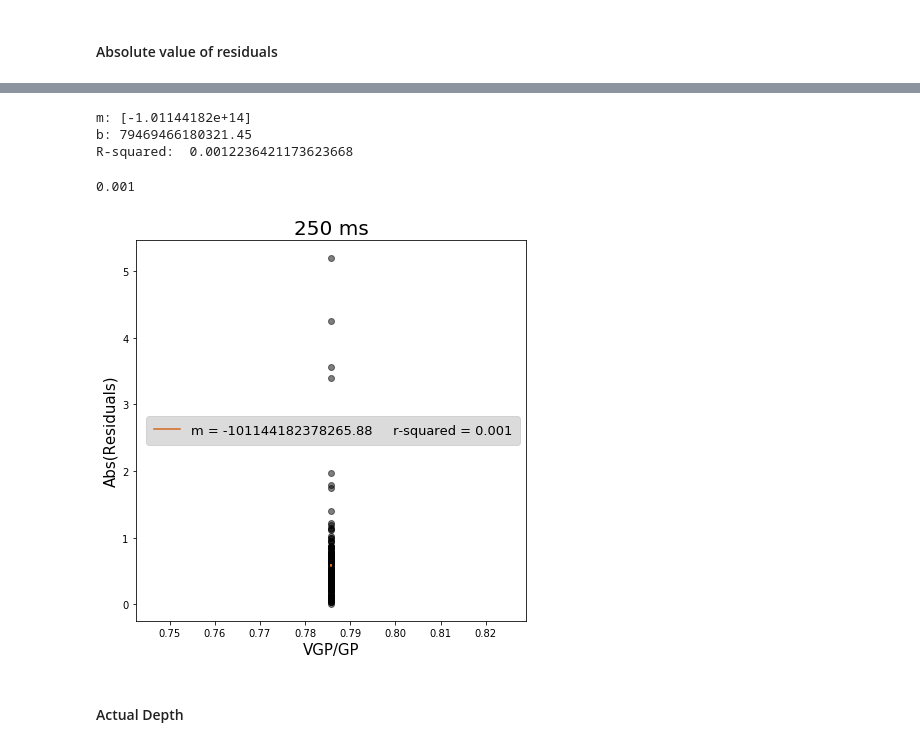
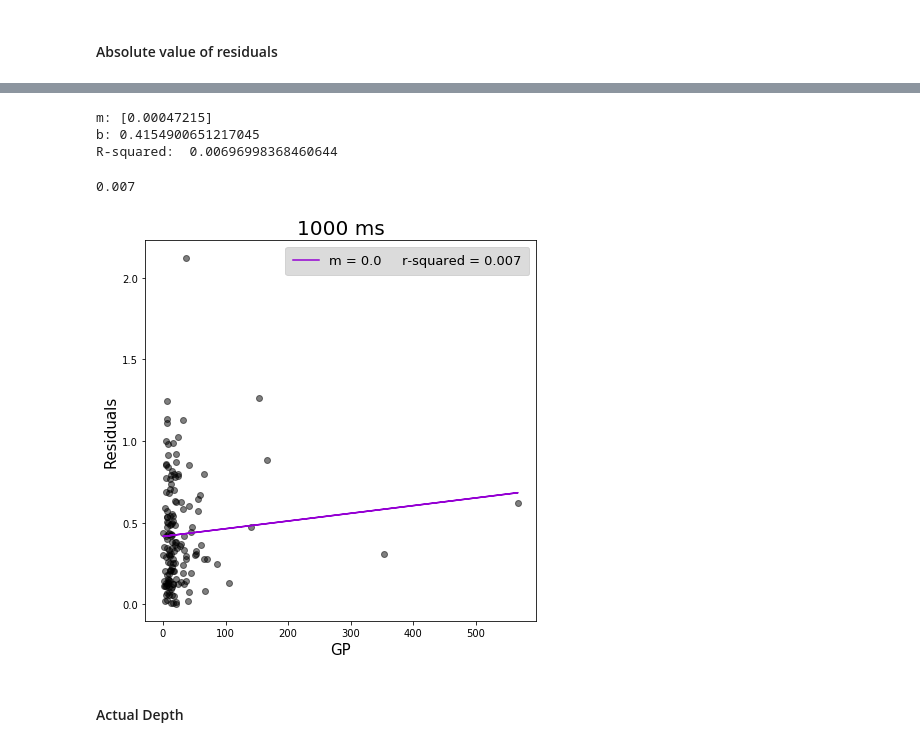
Before and after one commit to prachimahab/verbal_judgement_analysis, a Jupyter notebook: cue_analyses/pixelwiseGP_analysis.ipynb, the cells around one changed output, grey strips where cells are left out. Drawn from its saved outputs; the diff is of its cells as text; code cells hidden in the pictures.

```diff
--- a/cue_analyses/pixelwiseGP_analysis.ipynb
+++ b/cue_analyses/pixelwiseGP_analysis.ipynb
@@ -427,10 +421,12 @@ R-squared:  0.08999901025461221
 # %% [markdown]
 ## Load Ground Plane Metrics: Pixel SA
 # %%
-path = '/Users/prachimahableshwarkar/Documents/GW/Depth_MTurk/SUN_scene_cue_coding/VGP_size_dict.json'
+path = '/Users/pmahableshwarkar/Documents/Depth_Project/SUN_scene_cue_coding/VGP_size_dict.json'
+# path = '/Users/prachimahableshwarkar/Documents/GW/Depth_MTurk/SUN_scene_cue_coding/VGP_size_dict.json'
 vgp_size_dict = json.load(open(path))
 # %%
-path = '/Users/prachimahableshwarkar/Documents/GW/Depth_MTurk/SUN_scene_cue_coding/GP_size_dict.json'
+path = '/Users/pmahableshwarkar/Documents/Depth_Project/SUN_scene_cue_coding/GP_size_dict.json'
+# path = '/Users/prachimahableshwarkar/Documents/GW/Depth_MTurk/SUN_scene_cue_coding/GP_size_dict.json'
 gp_size_dict = json.load(open(path))
 # %%
 ordered_gp_size = []
@@ -462,7 +458,8 @@ actual_depth_values = []
 for i in range(len(stim_250)):
     targetobj_num = stim_250[i].split('/')[1][-1]
     folder = stimfolder_250[i]
-    p = '/Users/prachimahableshwarkar/Documents/GW/Depth_MTurk/depth_duration_stimuli/' + folder + "_" +targetobj_num
+#     p = '/Users/prachimahableshwarkar/Documents/GW/Depth_MTurk/depth_duration_stimuli/' + folder + "_" + targetobj_num
+    p = '/Users/pmahableshwarkar/Documents/Depth_Project/final_stimuli/' + folder + '_' + targetobj_num
     # JSON file
     f = open (p + '/data.json', "r")
     # Reading from file
@@ -473,5 +470,5 @@ len(actual_depth_values)
 # %% [output]
 156
 # %%
-for i in range(len(ordered_vgp_size)):
-    print(ordered_vgp_size[i], ordered_gp_size[i], ordered_vgp_size[i]/ordered_gp_size[i])
+# for i in range(len(ordered_vgp_size)):
+#     print(ordered_vgp_size[i], ordered_gp_size[i], ordered_vgp_size[i]/ordered_gp_size[i])
@@ -592,38 +575,38 @@ Correlation between Abs(Linear Model Residuals) and VGP
 # %%
 plt.figure(figsize = [7,7])
 #run regression
-X = np.array(trunc_vgpSize_gpSize).reshape(-1,1)
-y = np.abs(trunc_resid_250)
+X = np.array(trunc_gpSize).reshape(-1,1)
+y = np.abs(trunc_resid_1000)
 reg = LinearRegression().fit(X, y)
 
 #Generated Predictions
 y_predicted = reg.predict(X)
 #Plot Our Actual and Predicted Values
 plt.plot(X, y, 'o', color='black', alpha = 0.5);
-plt.plot(X,y_predicted,color='chocolate', label = 'm = ' + str(round(reg.coef_[0], 3))
+plt.plot(X,y_predicted,color='darkviolet', label = 'm = ' + str(round(reg.coef_[0], 3))
          + '     r-squared = ' + str(round(float(reg.score(X, y)), 3)))
-plt.title("250 ms", fontsize = 20)
-plt.xlabel("VGP/GP", fontsize = 15)
-plt.ylabel("Abs(Residuals)", fontsize = 15)
+plt.title("1000 ms", fontsize = 20)
+plt.xlabel("GP", fontsize = 15)
+plt.ylabel("Residuals", fontsize = 15)
 
 legend = plt.legend(loc = 0, fontsize = 13, borderpad = 0.6, labelspacing = 1)
 legend.get_frame().set_facecolor('lightgray')
 
 
 #get coefficients and y intercept
 print("m: {0}".format(reg.coef_))
 print("b: {0}".format(reg.intercept_))
 
 #Returns the coefficient of determination R^2 of the prediction.
 print("R-squared: ", reg.score(X, y))
 
 round(float(reg.score(X, y)), 3)
 # %% [output]
-m: [-1.01144182e+14]
-b: 79469466180321.45
-R-squared:  0.0012236421173623668
+m: [0.00047215]
+b: 0.4154900651217045
+R-squared:  0.00696998368460644
-0.001
+0.007
-[figure, old version]
+[figure, new version]
 # %% [markdown]
 #### Actual Depth
 # %%
```
Also changed, not shown: parts of 32 cells of this notebook.
